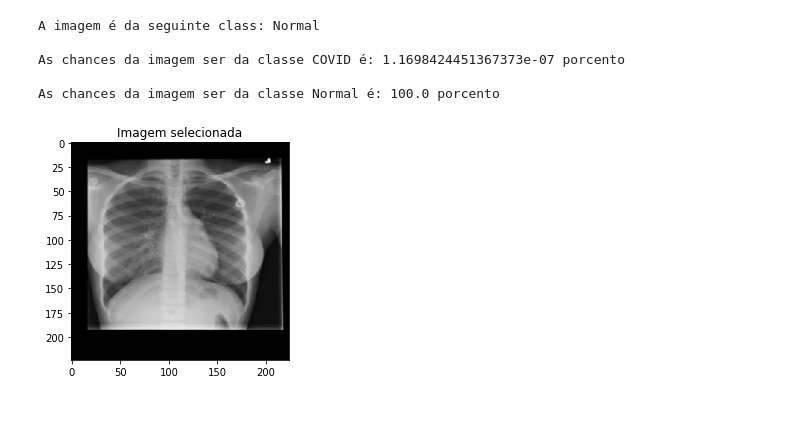
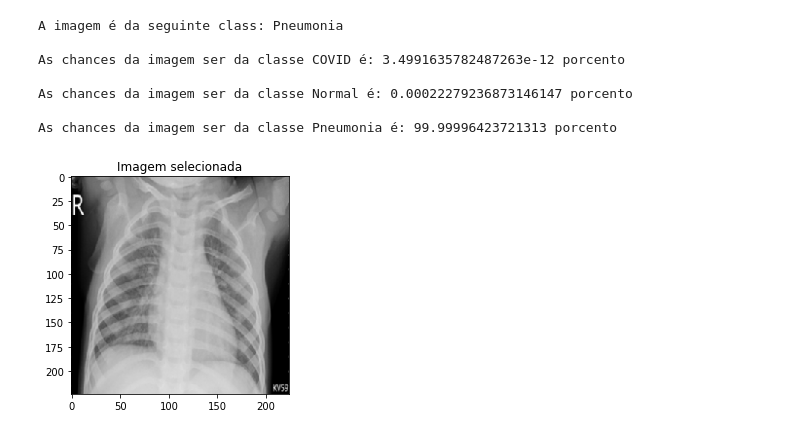
Before and after one commit to Hiomma/master-degree, a Jupyter notebook: Exercicios/Cognição Visual/covid-detector/covid_detection.ipynb, the cells around one changed output. Saved outputs shown, nothing was run; the diff lists cells and outputs as text; code cells hidden in the pictures.

Commit message:
Finished the covid detection

```diff
--- a/Exercicios/Cognição Visual/covid-detector/covid_detection.ipynb
+++ b/Exercicios/Cognição Visual/covid-detector/covid_detection.ipynb
@@ -198,35 +217,37 @@ plt.show()
 # %%
 def Get_Image(ds_Image_Path):
   path = ds_Image_Path
   objImage = image.load_img(path, target_size=(224,224,3))
   objImage = image.img_to_array(objImage)
   objImage = np.expand_dims(objImage , axis= 0 )
 
   return objImage
 
 
-ds_Image_Path = "./database/Normal-1.png"
+ds_Image_Path = "./database/Pneumonia-452.png"
 objImage = Get_Image(ds_Image_Path)
 
 objClassType = {0:'Covid',  1 : 'Normal', 2: 'Pneumonia'}
 
 res = objClassType[np.argmax(objModel.predict(objImage))]
 
 print(f"A imagem é da seguinte class: {res}")
 print()
 print(f"As chances da imagem ser da classe COVID é: {objModel.predict(objImage)[0][0]*100} porcento")
 print()
 print(f"As chances da imagem ser da classe Normal é: {objModel.predict(objImage)[0][1]*100} porcento")
 print()
 print(f"As chances da imagem ser da classe Pneumonia é: {objModel.predict(objImage)[0][2]*100} porcento")
 
 plt.imshow(objImage[0]/255, cmap = "gray")
 plt.title("Imagem selecionada")
 plt.show()
 # %% [output]
-A imagem é da seguinte class: Normal
+A imagem é da seguinte class: Pneumonia
 
-As chances da imagem ser da classe COVID é: 1.1698424451367373e-07 porcento
+As chances da imagem ser da classe COVID é: 3.4991635782487263e-12 porcento
 
-As chances da imagem ser da classe Normal é: 100.0 porcento
+As chances da imagem ser da classe Normal é: 0.00022279236873146147 porcento
+
+As chances da imagem ser da classe Pneumonia é: 99.99996423721313 porcento
-[figure, old version]
+[figure, new version]
```
Also changed, not shown: parts of 10 cells of this notebook, 1 other file.
